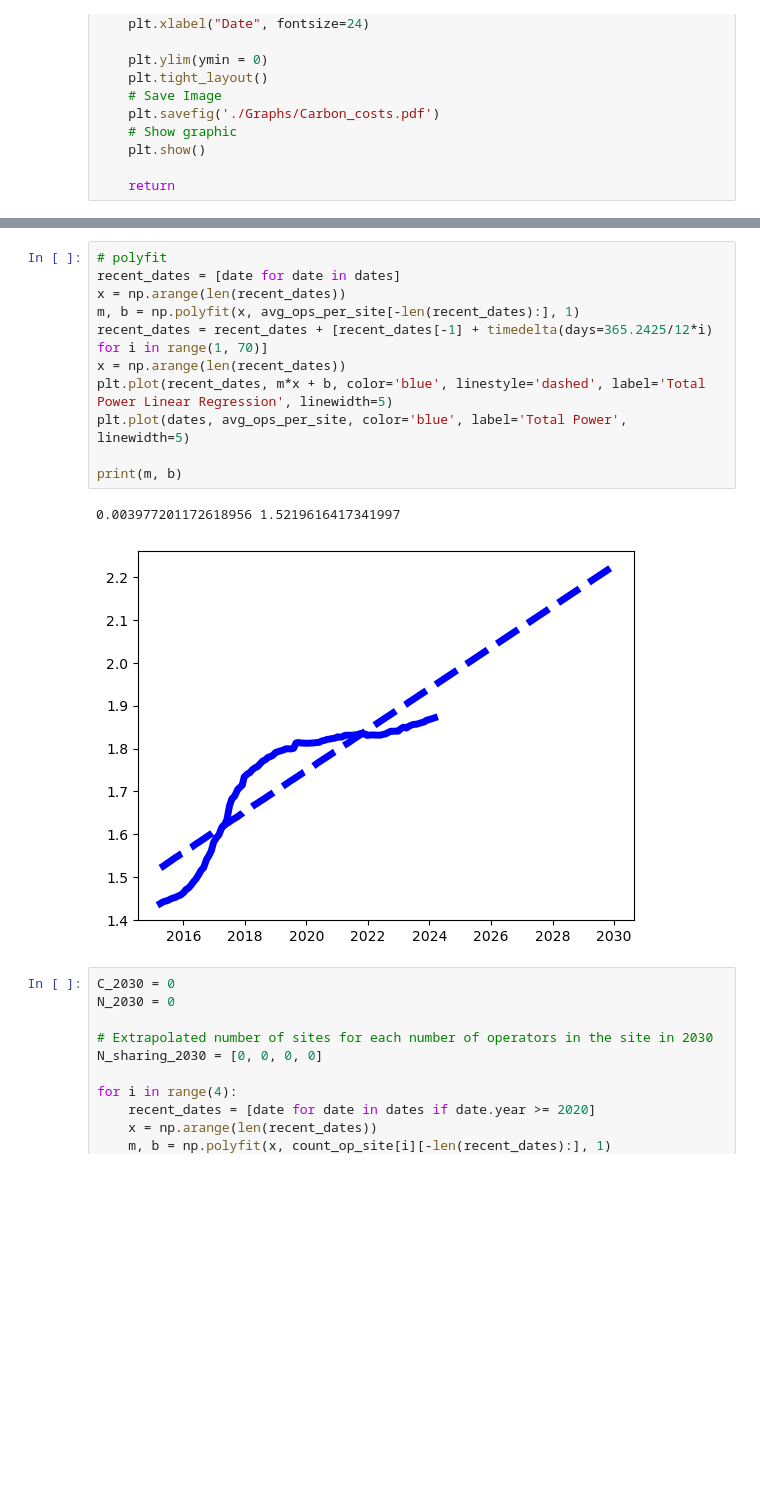
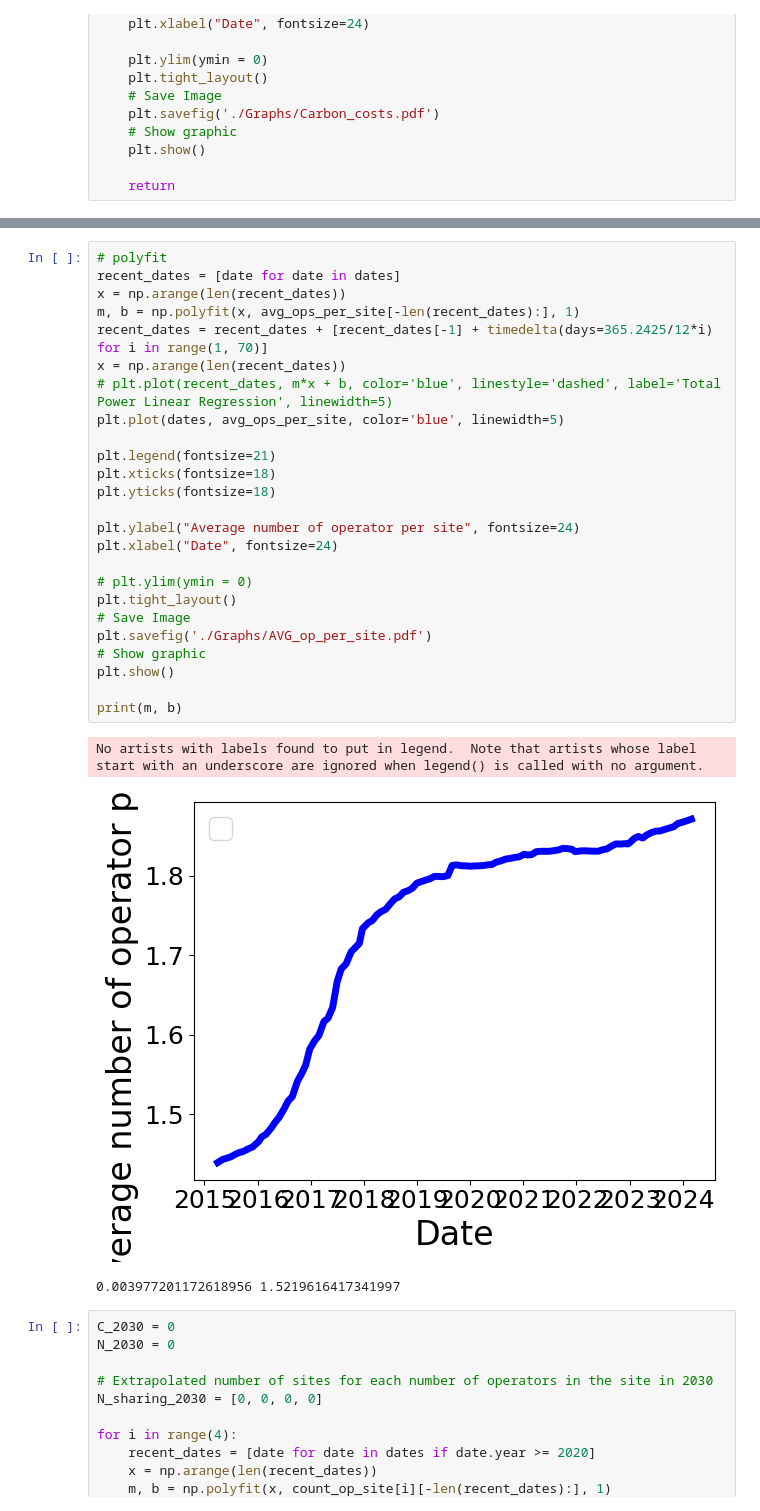
Before and after one commit to TheEaterr/ANFR_Dataset_Processing_Codes, a Jupyter notebook: Production_Cost_Analysis.ipynb, the cells around one changed output, grey strips where cells are left out. Drawn from its saved outputs; the diff is of its cells as text; blank space fills up the shorter version.

```diff
--- a/Production_Cost_Analysis.ipynb
+++ b/Production_Cost_Analysis.ipynb
@@ -275,17 +275,32 @@ for file in processed_files:
 # %%
 # polyfit
 recent_dates = [date for date in dates]
 x = np.arange(len(recent_dates))
 m, b = np.polyfit(x, avg_ops_per_site[-len(recent_dates):], 1)
 recent_dates = recent_dates + [recent_dates[-1] + timedelta(days=365.2425/12*i) for i in range(1, 70)]
 x = np.arange(len(recent_dates))
-plt.plot(recent_dates, m*x + b, color='blue', linestyle='dashed', label='Total Power Linear Regression', linewidth=5)
-plt.plot(dates, avg_ops_per_site, color='blue', label='Total Power', linewidth=5)
+# plt.plot(recent_dates, m*x + b, color='blue', linestyle='dashed', label='Total Power Linear Regression', linewidth=5)
+plt.plot(dates, avg_ops_per_site, color='blue', linewidth=5)
+
+plt.legend(fontsize=21)
+plt.xticks(fontsize=18)
+plt.yticks(fontsize=18)
+
+plt.ylabel("Average number of operator per site", fontsize=24)
+plt.xlabel("Date", fontsize=24)
+
+# plt.ylim(ymin = 0)
+plt.tight_layout()
+# Save Image
+plt.savefig('./Graphs/AVG_op_per_site.pdf')
+# Show graphic
+plt.show()
 
 print(m, b)
 # %% [output]
-0.003977201172618956 1.5219616417341997
+No artists with labels found to put in legend.  Note that artists whose label start with an underscore are ignored when legend() is called with no argument.
-[figure, old version]
+[figure, new version]
+0.003977201172618956 1.5219616417341997
 # %%
 C_2030 = 0
 N_2030 = 0
```
Also changed, not shown: parts of 2 cells of this notebook, 1 other file.
